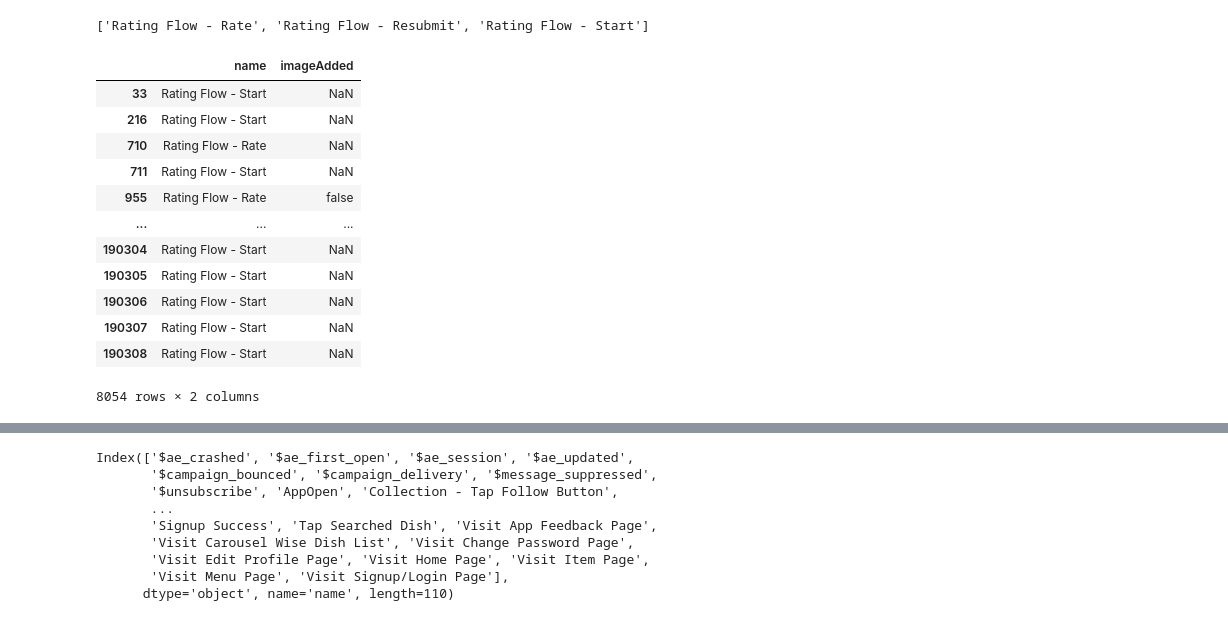
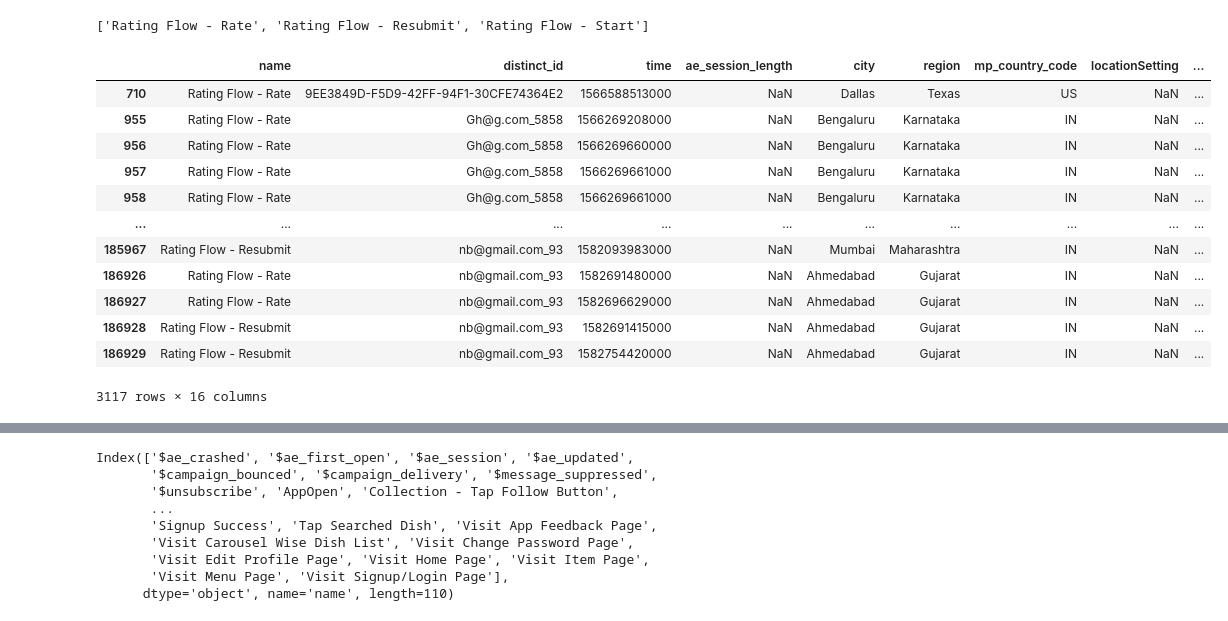
Before and after one commit to prkrishnan1/Simmer_DSS_SP20_Project_1, a Jupyter notebook: EDA_Charles.ipynb, the cells around one changed output, grey strips where cells are left out. Saved outputs shown, nothing was run; the diff lists cells and outputs as text; code cells hidden in the pictures.

```diff
--- a/EDA_Charles.ipynb
+++ b/EDA_Charles.ipynb
@@ -210,22 +204,24 @@ for i in array1:
 track
 # %% [output]
 ['Rating Flow - Rate', 'Rating Flow - Resubmit', 'Rating Flow - Start']
-# %%
-x = past_7_months.loc[past_7_months['name'].isin(track)][['name', 'imageAdded']]
-# %% [output]
-|  | name | imageAdded |
-| 33 | Rating Flow - Start | NaN |
-| 216 | Rating Flow - Start | NaN |
-| 710 | Rating Flow - Rate | NaN |
-| 711 | Rating Flow - Start | NaN |
-| 955 | Rating Flow - Rate | false |
-| ... | ... | ... |
-| 190304 | Rating Flow - Start | NaN |
-| 190305 | Rating Flow - Start | NaN |
-| 190306 | Rating Flow - Start | NaN |
-| 190307 | Rating Flow - Start | NaN |
-| 190308 | Rating Flow - Start | NaN |
-8054 rows × 2 columns
+# %%
+x = past_7_months.loc[past_7_months['name'].isin(['Rating Flow - Rate', 'Rating Flow - Resubmit'])].index
+past_7_months.loc[x, ['imageAdded']].fillna(False, inplace=True)
+past_7_months.loc[past_7_months['name'].isin(['Rating Flow - Rate', 'Rating Flow - Resubmit'])]
+# %% [output]
+|  | name | distinct_id | time | ae_session_length | city | region | mp_country_code | locationSetting | ... |
+| 710 | Rating Flow - Rate | 9EE3849D-F5D9-42FF-94F1-30CFE74364E2 | 1566588513000 | NaN | Dallas | Texas | US | NaN | ... |
+| 955 | Rating Flow - Rate | Gh@g.com_5858 | 1566269208000 | NaN | Bengaluru | Karnataka | IN | NaN | ... |
+| 956 | Rating Flow - Rate | Gh@g.com_5858 | 1566269660000 | NaN | Bengaluru | Karnataka | IN | NaN | ... |
+| 957 | Rating Flow - Rate | Gh@g.com_5858 | 1566269661000 | NaN | Bengaluru | Karnataka | IN | NaN | ... |
+| 958 | Rating Flow - Rate | Gh@g.com_5858 | 1566269661000 | NaN | Bengaluru | Karnataka | IN | NaN | ... |
+| ... | ... | ... | ... | ... | ... | ... | ... | ... | ... |
+| 185967 | Rating Flow - Resubmit | nb@gmail.com_93 | 1582093983000 | NaN | Mumbai | Maharashtra | IN | NaN | ... |
+| 186926 | Rating Flow - Rate | nb@gmail.com_93 | 1582691480000 | NaN | Ahmedabad | Gujarat | IN | NaN | ... |
+| 186927 | Rating Flow - Rate | nb@gmail.com_93 | 1582696629000 | NaN | Ahmedabad | Gujarat | IN | NaN | ... |
+| 186928 | Rating Flow - Resubmit | nb@gmail.com_93 | 1582691415000 | NaN | Ahmedabad | Gujarat | IN | NaN | ... |
+| 186929 | Rating Flow - Resubmit | nb@gmail.com_93 | 1582754420000 | NaN | Ahmedabad | Gujarat | IN | NaN | ... |
+3117 rows × 16 columns
 # %%
 y = past_7_months[past_7_months['name'] == 'Rating Flow - Resubmit'][['name', 'imageAdded']]
 
```
Also changed, not shown: parts of 11 cells of this notebook.
